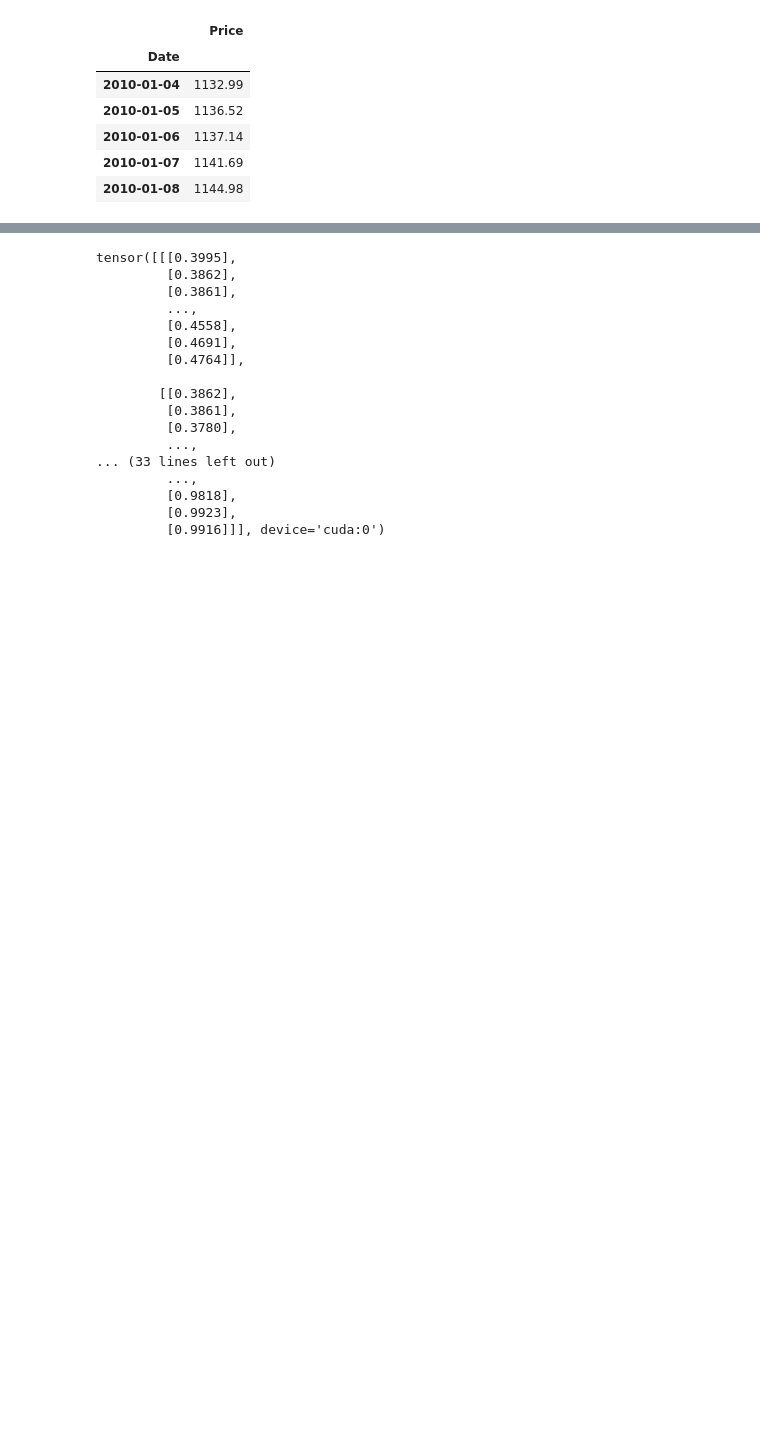
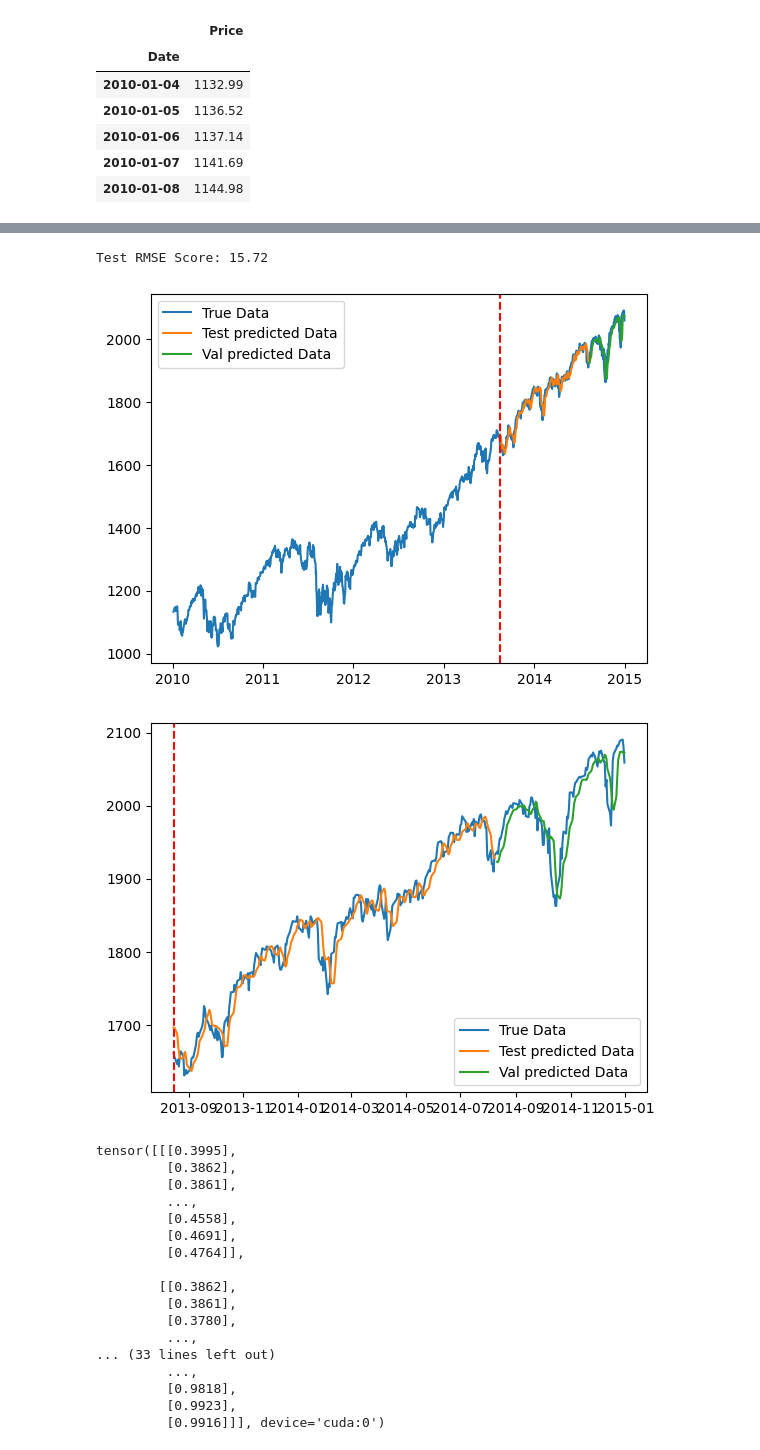
Before and after one commit to SkivHisink/MasterWork, a Jupyter notebook: Notebooks/NN/LSTM_new_test copy.ipynb, the cells around one changed output, grey strips where cells are left out. Cells and saved outputs as stored; diff of their text form; code cells hidden in the pictures; blank space fills up the shorter version.

```diff
--- a/Notebooks/NN/LSTM_new_test copy.ipynb
+++ b/Notebooks/NN/LSTM_new_test copy.ipynb
@@ -225,3 +266,44 @@ plt.show()
+# %%
+from sklearn.metrics import mean_squared_error
+# Test the model
+model.eval()
+test_predict = model(testX)
+
+test_predict_inv = sc.inverse_transform(test_predict.cpu().detach().numpy())
+testY_inv = sc.inverse_transform(testY.cpu().detach().numpy())
+
+test_score = np.sqrt(mean_squared_error(testY_inv, test_predict_inv))
+print("Test RMSE Score: %.2f" % test_score)
+# %% [output]
+Test RMSE Score: 15.72
+# %%
+import matplotlib.pyplot as plt
+
+# make predictions
+predY_test = model(testX)
+predY_val = model(valX)
+
+# invert scaling for forecast
+predY_test_inv = sc.inverse_transform(predY_test.cpu().detach().numpy())
+predY_val_inv = sc.inverse_transform(predY_val.cpu().detach().numpy())
+testY_inv = sc.inverse_transform(testY.cpu().detach().numpy())
+# plot 1
+plt.plot(special_data, label='True Data')
+plt.plot(special_data.index[-len(predY_test_inv)- val_size: - val_size], predY_test_inv, label='Test predicted Data')
+plt.plot(special_data.index[-len(predY_val_inv):], predY_val_inv, label='Val predicted Data')
+plt.axvline(x=special_data.index[-len(predY_test_inv)- val_size], c='r', linestyle='--')
+plt.legend()
+plt.show()
+# plot 2
+plt.plot(special_data.index[-len(predY_test_inv)- val_size:], special_data.Price[-len(predY_test_inv)- val_size:], label='True Data')
+plt.plot(special_data.index[-len(predY_test_inv)- val_size: - val_size], predY_test_inv, label='Test predicted Data')
+plt.plot(special_data.index[-len(predY_val_inv):], predY_val_inv, label='Val predicted Data')
+plt.axvline(x=special_data.index[-len(predY_test_inv)- val_size], c='r', linestyle='--')
+plt.legend()
+plt.show()
+# %% [output]
+[figure, added]
+[figure, added]
 # %%
 testX
 # %% [output]
```
Also changed, not shown: parts of 9 cells of this notebook, 1 other file.
